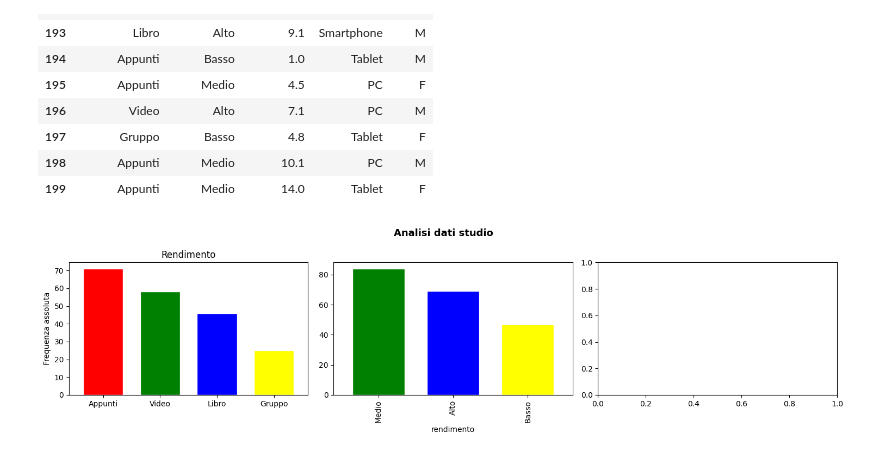
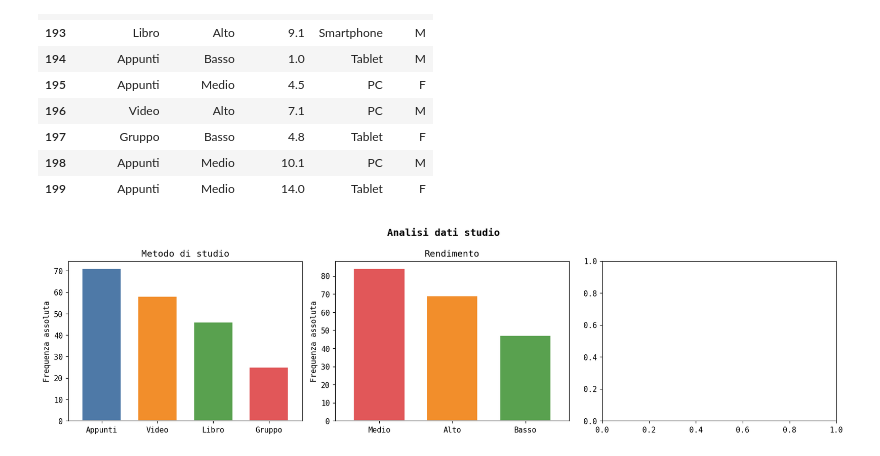
Before and after one commit to andreatrentini/Corso-python-3Bi-2026, a Jupyter notebook: studenti-studio/studenti-studio.ipynb, the cells around one changed output. Drawn from its saved outputs; the diff is of its cells as text; code cells hidden in the pictures.

```diff
--- a/studenti-studio/studenti-studio.ipynb
+++ b/studenti-studio/studenti-studio.ipynb
@@ -55,30 +56,33 @@ df.tail(10)
 | 198 | Appunti | Medio | 10.1 | PC | M |
 | 199 | Appunti | Medio | 14.0 | Tablet | F |
 # %%
+plt.rcParams['figure.dpi'] = 110
+plt.rcParams['font.family'] = 'monospace'
+
 fig, axes = plt.subplots(1, 3, figsize=(15, 4))
 fig.suptitle('Analisi dati studio', fontsize=13, fontweight='bold')
 
 # 1° grafico
-colori_metodi = ['red', 'green', 'blue', 'yellow']
+colori_metodi = ['#4e79a7', '#f28e2b', '#59a14f', '#e15759']
 df['metodo_studio'].value_counts().plot(
     kind="bar", ax=axes[0], color=colori_metodi, edgecolor='white', width=0.7
 )
 axes[0].set_title('Metodo di studio')
 axes[0].set_xlabel('')
 axes[0].set_ylabel('Frequenza assoluta')
 axes[0].tick_params(axis='x', rotation=0)
 
 # 2° grafico
-colori_rendimento = ['green', 'blue', 'yellow']
+colori_rendimento = ['#e15759', '#f28e2b', '#59a14f']
 df['rendimento'].value_counts().plot(
     kind="bar", ax=axes[1], color=colori_rendimento, edgecolor='white', width=0.7
 )
-axes[0].set_title('Rendimento')
-axes[0].set_xlabel('')
-axes[0].set_ylabel('Frequenza assoluta')
-axes[0].tick_params(axis='x', rotation=0)
+axes[1].set_title('Rendimento')
+axes[1].set_xlabel('')
+axes[1].set_ylabel('Frequenza assoluta')
+axes[1].tick_params(axis='x', rotation=0)
 
 plt.tight_layout()
 plt.show()
 # %% [output]
-[figure, old version]
+[figure, new version]
```
Also changed, not shown: parts of 1 cell of this notebook.
